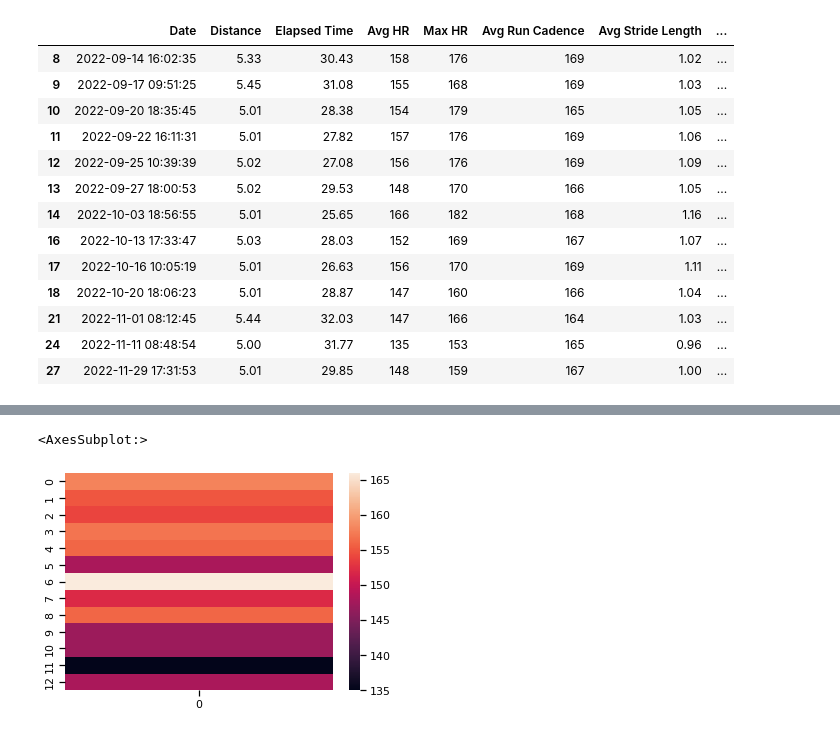
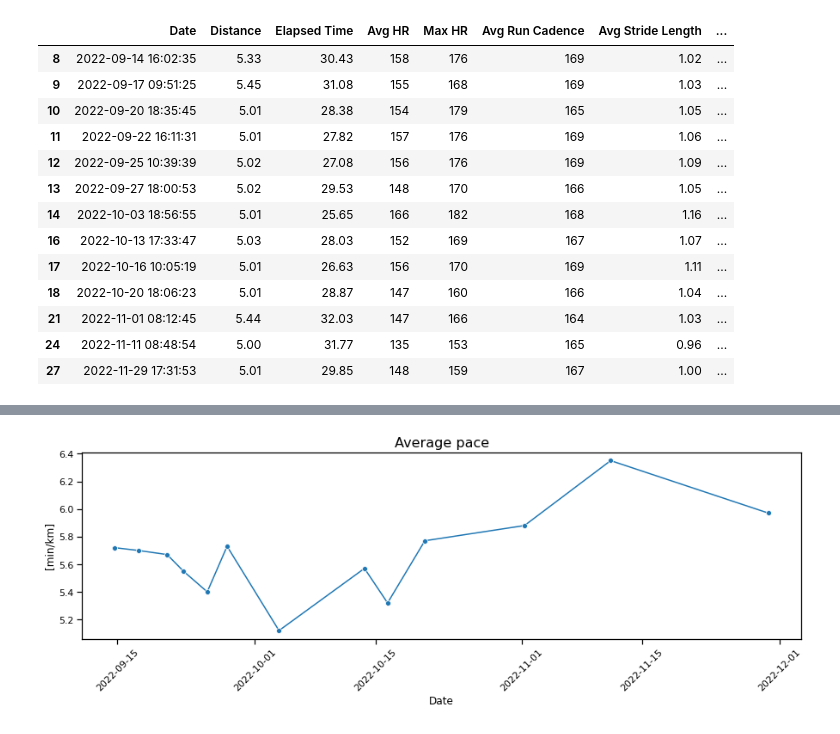
Before and after one commit to rluyck/running, a Jupyter notebook: notebook.ipynb, the cells around one changed output, grey strips where cells are left out. Cells and saved outputs as stored; diff of their text form; code cells hidden in the pictures.

Commit message:
save images

```diff
--- a/notebook.ipynb
+++ b/notebook.ipynb
@@ -169,5 +164,0 @@ sns.heatmap(df_5k[['avg_pace_in_min_per_km']].values)
-# %%
-sns.heatmap(df_5k[['Avg HR']].values)
-# %% [output]
-<AxesSubplot:>
-[figure, removed]
@@ -173,0 +175,10 @@ sns.heatmap(df_5k[['Avg HR']].values)
+# %%
+plt.figure(figsize=(15,4))
+line = sns.lineplot(x=df_5k.Date, y=df_5k.avg_pace_in_min_per_km,marker='o')
+plt.xlabel('Date',size=12)
+plt.xticks(rotation=45)
+plt.ylabel('[min/km]',size=12)
+plt.title('Average pace',size=16)
+plt.savefig('./images/avg_pace')
+# %% [output]
+[figure, added]
```
Also changed, not shown: parts of 4 cells of this notebook, 3 other files.
